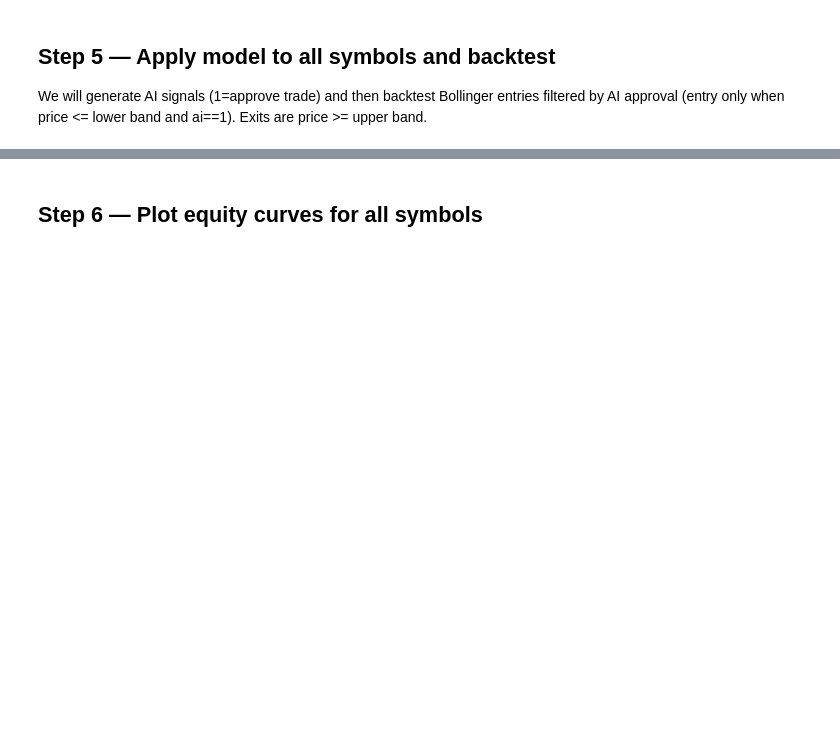
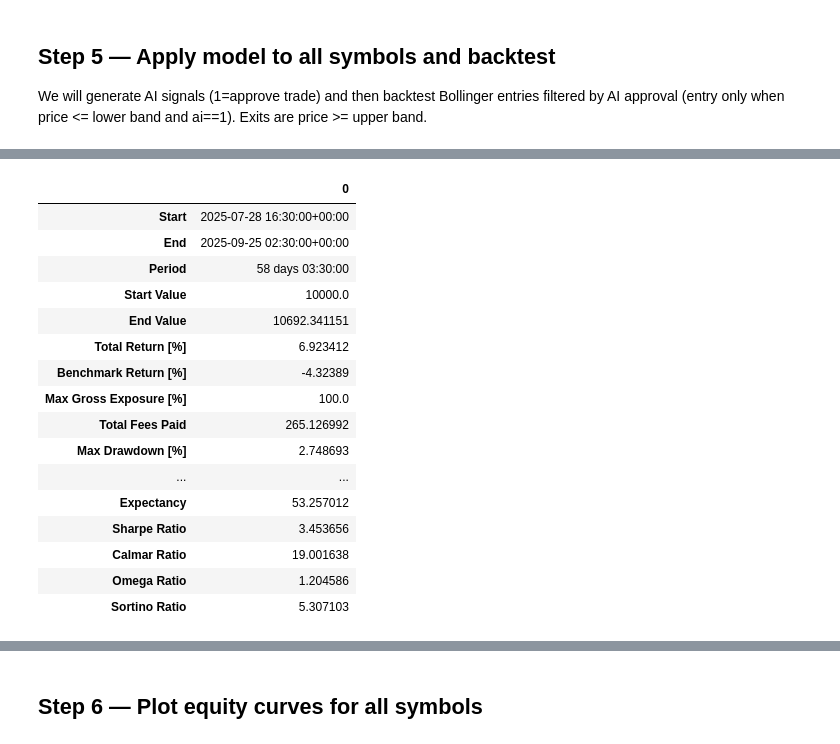
Before and after one commit to ahsan520/crypto-ai-bot, a Jupyter notebook: crypto_ai_backtest_multi.ipynb, the cells around one changed output, grey strips where cells are left out. Drawn from its saved outputs; the diff is of its cells as text; code cells hidden in the pictures; blank space fills up the shorter version.

```diff
--- a/crypto_ai_backtest_multi.ipynb
+++ b/crypto_ai_backtest_multi.ipynb
@@ -165,22 +227,69 @@ NameError: name 'train_df' is not defined
 We will generate AI signals (1=approve trade) and then backtest Bollinger entries filtered by AI approval (entry only when price <= lower band and ai==1). Exits are price >= upper band.
 # %%
 results = {}
-for sym in symbols:
-    print('\nProcessing', sym)
+
+for sym in labeled:
+    print(f'\n📊 Processing {sym}...')
     df = labeled[sym].copy()
-    # Align features
-    X_sym = df[feature_cols].fillna(0)
-    df['ai_signal'] = model.predict(X_sym)
-    # Bollinger rule
-    entries = (df['Close'] <= df['bb_low']) & (df['ai_signal'] == 1)
-    exits = (df['Close'] >= df['bb_high'])
-    # Shift execution to next bar
+
+    # ✅ Flatten multi-index columns
+    df.columns = ['_'.join(filter(None, col)).strip() if isinstance(col, tuple) else col for col in df.columns]
+
+    # ✅ Prepare features
+    X_sym = df[feature_cols].copy()
+    X_sym = X_sym.replace([np.inf, -np.inf], np.nan).fillna(0)
+    X_sym = np.clip(X_sym, -1e6, 1e6)
+
+    # ✅ Align
+    if len(X_sym) != len(df):
+        df = df.iloc[-len(X_sym):].copy()
+
+    # ✅ Predict
+    try:
+        df['ai_signal'] = model.predict(X_sym)
+    except Exception as e:
+        print(f"❌ Prediction failed for {sym}: {e}")
+        continue
+
+    # ✅ Define correct Close column name
+    close_col = f'Close_{sym}'
+    required_cols = [close_col, 'bb_low', 'bb_high', 'ai_signal']
+
+    print(f"{sym} columns before dropna:", df.columns.tolist())
+    missing_cols = [col for col in required_cols if col not in df.columns]
+    if missing_cols:
+        print(f"❌ Skipping {sym}: missing columns {missing_cols}")
+        continue
+
+    # ✅ Clean up
+    for col in required_cols:
+        df[col] = df[col].replace([np.inf, -np.inf], np.nan)
+    try:
+        df = df.dropna(subset=required_cols)
+    except KeyError as e:
+        print(f"❌ Skipping {sym}: dropna failed - {e}")
+        continue
+
+    # ✅ Signals
+    entries = (df[close_col] <= df['bb_low']) & (df['ai_signal'] == 1)
+    exits = df[close_col] >= df['bb_high']
+
     entries_exec = entries.shift(1).fillna(False)
     exits_exec = exits.shift(1).fillna(False)
 
-    pf = vbt.Portfolio.from_signals(df['Close'], entries_exec, exits_exec,
-                                    init_cash=10000, fees=0.001, slippage=0.0005, freq='30T')
+    # ✅ Backtest
+    pf = vbt.Portfolio.from_signals(
+        close=df[close_col],
+        entries=entries_exec,
+        exits=exits_exec,
+        init_cash=10000,
+        fees=0.001,
+        slippage=0.0005,
+        freq='30T'
+    )
+
     stats = pf.stats()
-    print(f'--- Stats for {sym} ---')
+    print(f'✅ Stats for {sym}')
     display(stats)
     results[sym] = pf
+# %% [output]
@@ -186,0 +309,17 @@ for sym in symbols:
+|  | 0 |
+| Start | 2025-07-28 16:30:00+00:00 |
+| End | 2025-09-25 02:30:00+00:00 |
+| Period | 58 days 03:30:00 |
+| Start Value | 10000.0 |
+| End Value | 10692.341151 |
+| Total Return [%] | 6.923412 |
+| Benchmark Return [%] | -4.32389 |
+| Max Gross Exposure [%] | 100.0 |
+| Total Fees Paid | 265.126992 |
+| Max Drawdown [%] | 2.748693 |
+| ... | ... |
+| Expectancy | 53.257012 |
+| Sharpe Ratio | 3.453656 |
+| Calmar Ratio | 19.001638 |
+| Omega Ratio | 1.204586 |
+| Sortino Ratio | 5.307103 |
```
Also changed, not shown: parts of 8 cells of this notebook.
